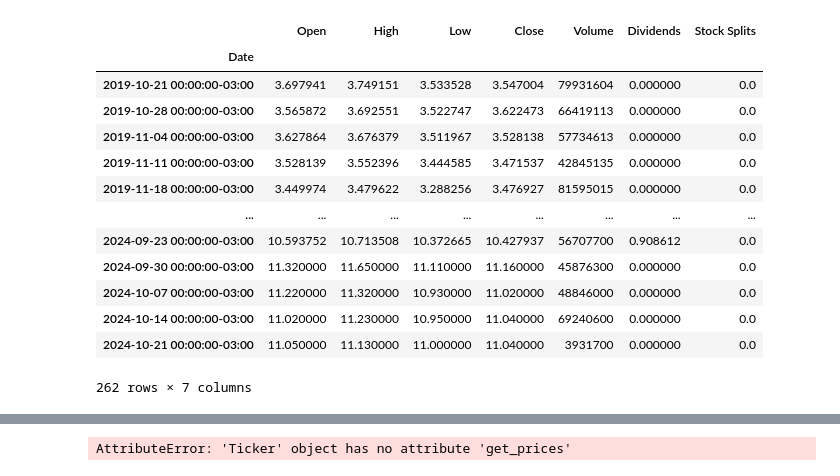
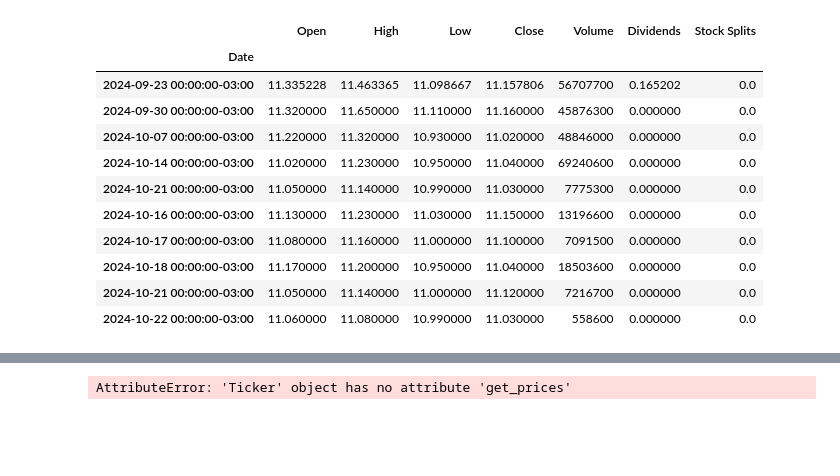
Before and after one commit to boa50/investment-analysis-etl, a Jupyter notebook: prototypes/yfinance-test.ipynb, the cells around one changed output, grey strips where cells are left out. Saved outputs shown, nothing was run; the diff lists cells and outputs as text; code cells hidden in the pictures; blank space fills up the shorter version.

```diff
--- a/prototypes/yfinance-test.ipynb
+++ b/prototypes/yfinance-test.ipynb
@@ -3,21 +3,20 @@ import pandas as pd
 import yfinance as yf
 # %%
 cmig = yf.Ticker('CMIG4.SA')
-# %%
-hist = cmig.history(period="5y", interval="1wk")
-hist
-# %% [output]
-|  | Open | High | Low | Close | Volume | Dividends | Stock Splits |
-| Date |  |  |  |  |  |  |  |
-| 2019-10-21 00:00:00-03:00 | 3.697941 | 3.749151 | 3.533528 | 3.547004 | 79931604 | 0.000000 | 0.0 |
-| 2019-10-28 00:00:00-03:00 | 3.565872 | 3.692551 | 3.522747 | 3.622473 | 66419113 | 0.000000 | 0.0 |
-| 2019-11-04 00:00:00-03:00 | 3.627864 | 3.676379 | 3.511967 | 3.528138 | 57734613 | 0.000000 | 0.0 |
-| 2019-11-11 00:00:00-03:00 | 3.528139 | 3.552396 | 3.444585 | 3.471537 | 42845135 | 0.000000 | 0.0 |
-| 2019-11-18 00:00:00-03:00 | 3.449974 | 3.479622 | 3.288256 | 3.476927 | 81595015 | 0.000000 | 0.0 |
-| ... | ... | ... | ... | ... | ... | ... | ... |
-| 2024-09-23 00:00:00-03:00 | 10.593752 | 10.713508 | 10.372665 | 10.427937 | 56707700 | 0.908612 | 0.0 |
-| 2024-09-30 00:00:00-03:00 | 11.320000 | 11.650000 | 11.110000 | 11.160000 | 45876300 | 0.000000 | 0.0 |
-| 2024-10-07 00:00:00-03:00 | 11.220000 | 11.320000 | 10.930000 | 11.020000 | 48846000 | 0.000000 | 0.0 |
-| 2024-10-14 00:00:00-03:00 | 11.020000 | 11.230000 | 10.950000 | 11.040000 | 69240600 | 0.000000 | 0.0 |
-| 2024-10-21 00:00:00-03:00 | 11.050000 | 11.130000 | 11.000000 | 11.040000 | 3931700 | 0.000000 | 0.0 |
-262 rows × 7 columns
+# %%
+hist1 = cmig.history(period="5y", interval="1wk")
+hist2 = cmig.history(period="5d")
+pd.concat([hist1, hist2]).tail(10).drop_duplicates()
+# %% [output]
+|  | Open | High | Low | Close | Volume | Dividends | Stock Splits |
+| Date |  |  |  |  |  |  |  |
+| 2024-09-23 00:00:00-03:00 | 11.335228 | 11.463365 | 11.098667 | 11.157806 | 56707700 | 0.165202 | 0.0 |
+| 2024-09-30 00:00:00-03:00 | 11.320000 | 11.650000 | 11.110000 | 11.160000 | 45876300 | 0.000000 | 0.0 |
+| 2024-10-07 00:00:00-03:00 | 11.220000 | 11.320000 | 10.930000 | 11.020000 | 48846000 | 0.000000 | 0.0 |
+| 2024-10-14 00:00:00-03:00 | 11.020000 | 11.230000 | 10.950000 | 11.040000 | 69240600 | 0.000000 | 0.0 |
+| 2024-10-21 00:00:00-03:00 | 11.050000 | 11.140000 | 10.990000 | 11.030000 | 7775300 | 0.000000 | 0.0 |
+| 2024-10-16 00:00:00-03:00 | 11.130000 | 11.230000 | 11.030000 | 11.150000 | 13196600 | 0.000000 | 0.0 |
+| 2024-10-17 00:00:00-03:00 | 11.080000 | 11.160000 | 11.000000 | 11.100000 | 7091500 | 0.000000 | 0.0 |
+| 2024-10-18 00:00:00-03:00 | 11.170000 | 11.200000 | 10.950000 | 11.040000 | 18503600 | 0.000000 | 0.0 |
+| 2024-10-21 00:00:00-03:00 | 11.050000 | 11.140000 | 11.000000 | 11.120000 | 7216700 | 0.000000 | 0.0 |
+| 2024-10-22 00:00:00-03:00 | 11.060000 | 11.080000 | 10.990000 | 11.030000 | 558600 | 0.000000 | 0.0 |
```
Also changed, not shown: parts of 1 cell of this notebook, 3 other files.
